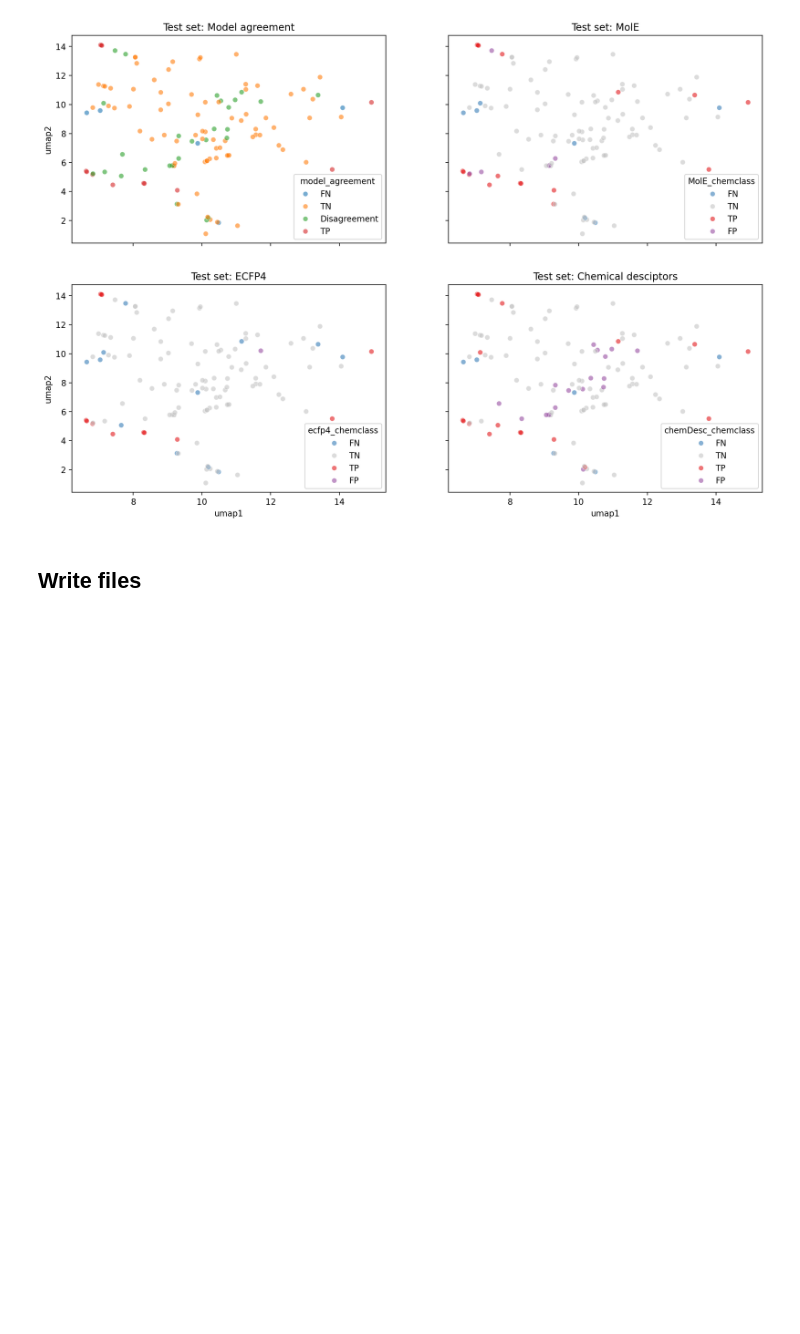
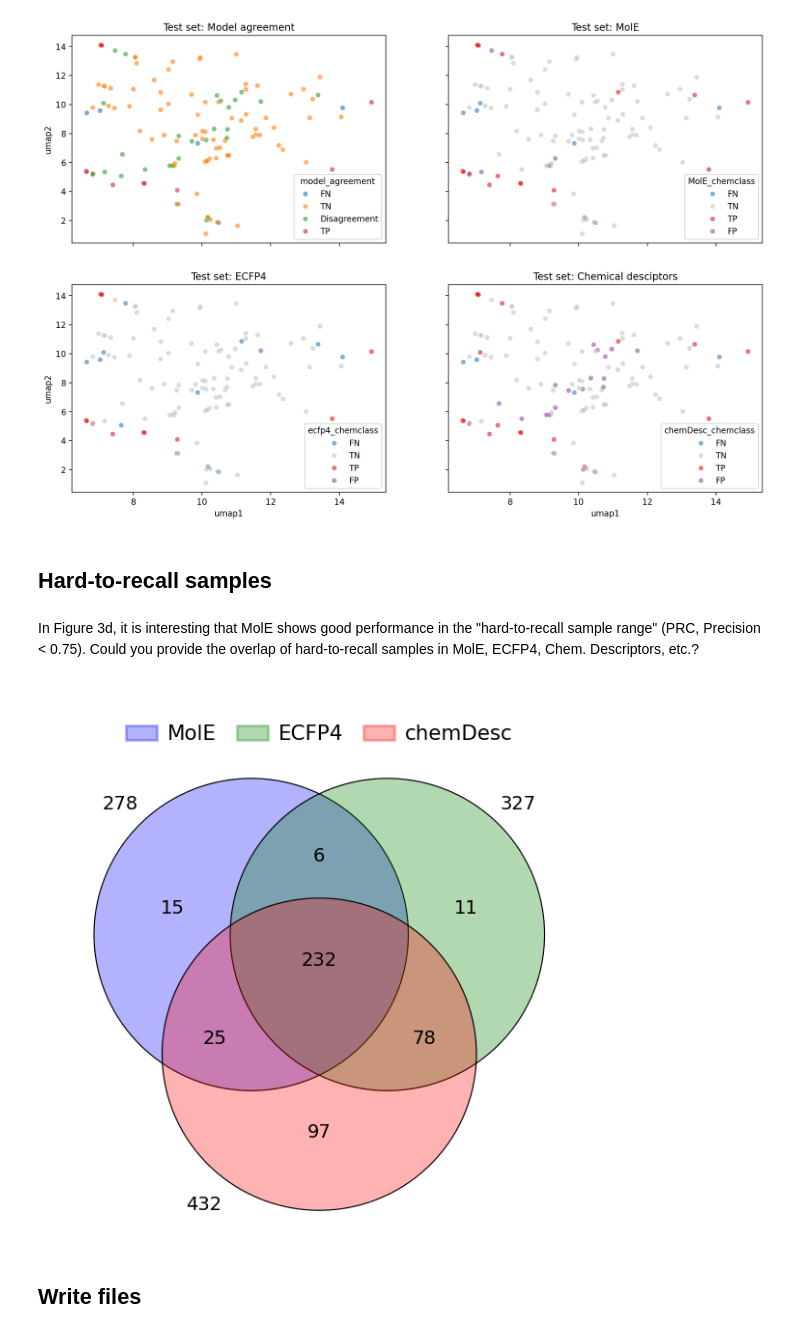
Before and after one commit to rolayoalarcon/mole_antimicrobial_potential, a Jupyter notebook: workflow/03.model_evaluation.ipynb, the cells around one changed output. Saved outputs shown, nothing was run; the diff lists cells and outputs as text; code cells hidden in the pictures; blank space fills up the shorter version.

```diff
--- a/workflow/03.model_evaluation.ipynb
+++ b/workflow/03.model_evaluation.ipynb
@@ -1054,6 +1054,52 @@ ax4.set(title="Test set: Chemical desciptors")
 # %% [output]
 [Text(0.5, 1.0, 'Test set: Chemical desciptors')]
 [figure]
+# %% [markdown]
+## Hard-to-recall samples
+# %% [markdown]
+In Figure 3d, it is interesting that MolE shows good performance in the "hard-to-recall sample range" (PRC, Precision < 0.75). Could you provide the overlap of hard-to-recall samples in MolE, ECFP4, Chem. Descriptors, etc.?
+# %%
+# MolE PRC
+precision, recall, thresholds = precision_recall_curve(mole_test_preds.y_true, mole_test_preds["1"])
+mole_prc = pd.DataFrame({"precision": precision, "recall": recall, "threshold": np.insert(thresholds, 0, np.inf)})
+
+# ECFP4 PRC
+precision, recall, thresholds = precision_recall_curve(ecfp4_test_preds.y_true, ecfp4_test_preds["1"])
+ecfp4_prc = pd.DataFrame({"precision": precision, "recall": recall, "threshold": np.insert(thresholds, 0, np.inf)})
+
+# ChemDesc PRC
+precision, recall, thresholds = precision_recall_curve(chemDesc_test_preds.y_true, chemDesc_test_preds["1"])
+chemDesc_prc = pd.DataFrame({"precision": precision, "recall": recall, "threshold": np.insert(thresholds, 0, np.inf)})
+# %%
+# Hard to recall precision
+HARD_TO_RECALL_PRECISION = 0.75
+
+mole_htr_score = mole_prc.loc[(mole_prc["precision"] < HARD_TO_RECALL_PRECISION) &
+                              (mole_prc["threshold"] != np.inf), ["threshold"]].max().values[0]
+
+
+ecfp4_htr_score = ecfp4_prc.loc[(ecfp4_prc["precision"] < HARD_TO_RECALL_PRECISION) &
+                                (ecfp4_prc["threshold"] != np.inf), ["threshold"]].max().values[0]
+
+chemDesc_htr_score = chemDesc_prc.loc[(chemDesc_prc["precision"] < HARD_TO_RECALL_PRECISION) &
+                                            (chemDesc_prc["threshold"] != np.inf), ["threshold"]].max().values[0]
+# %%
+mole_htr_preds = mole_test_preds.loc[(mole_test_preds["1"] <= mole_htr_score) &
+                                     (mole_test_preds["y_true"]==1)]
+
+ecfp4_htr_preds = ecfp4_test_preds.loc[(ecfp4_test_preds["1"] <= ecfp4_htr_score) &
+                                       (ecfp4_test_preds["y_true"]==1)]
+
+chemDesc_htr_preds = chemDesc_test_preds.loc[(chemDesc_test_preds["1"] <= chemDesc_htr_score) &
+                                             (chemDesc_test_preds["y_true"]==1)]
+# %%
+set_dict = {"MolE":set(mole_htr_preds.pred_id.to_list()),
+            "ECFP4":set(ecfp4_htr_preds.pred_id.to_list()),
+            "chemDesc":set(chemDesc_htr_preds.pred_id.to_list())}
+
+venny4py(sets=set_dict)
+# %% [output]
+[figure, added]
 # %% [markdown]
 ## Write files
 # %%
```
Also changed, not shown: 6 other files.
